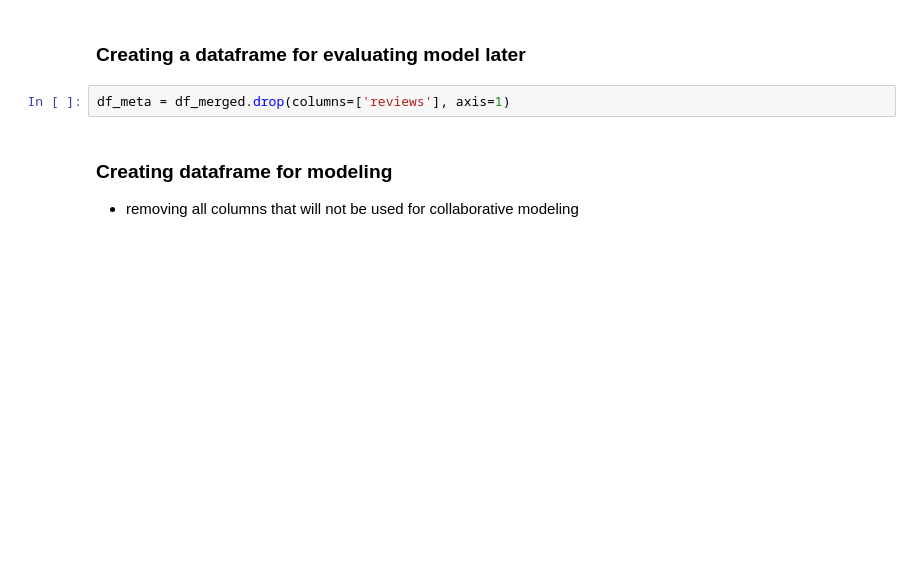
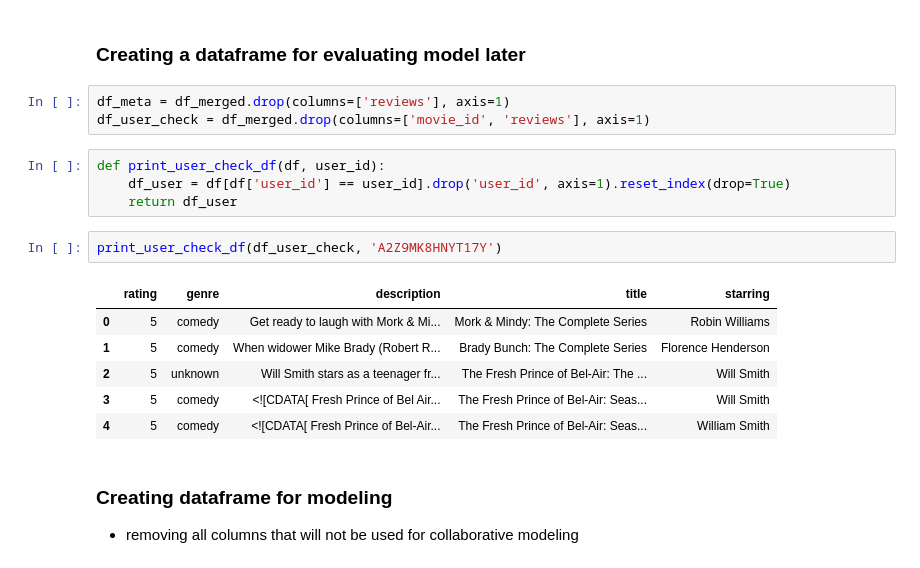
Before and after one commit to ImMaxRoss/film_finder, a Jupyter notebook: collaborative_filtering.ipynb, the cells around one changed output. Drawn from its saved outputs; the diff is of its cells as text; blank space fills up the shorter version.

```diff
--- a/collaborative_filtering.ipynb
+++ b/collaborative_filtering.ipynb
@@ -65,6 +60,20 @@ memory usage: 120.1+ MB
 ### Creating a dataframe for evaluating model later
 # %%
 df_meta = df_merged.drop(columns=['reviews'], axis=1)
+df_user_check = df_merged.drop(columns=['movie_id', 'reviews'], axis=1)
+# %%
+def print_user_check_df(df, user_id):
+    df_user = df[df['user_id'] == user_id].drop('user_id', axis=1).reset_index(drop=True)
+    return df_user
+# %%
+print_user_check_df(df_user_check, 'A2Z9MK8HNYT17Y')
+# %% [output]
+|  | rating | genre | description | title | starring |
+| 0 | 5 | comedy | Get ready to laugh with Mork & Mi... | Mork & Mindy: The Complete Series | Robin Williams |
+| 1 | 5 | comedy | When widower Mike Brady (Robert R... | Brady Bunch: The Complete Series | Florence Henderson |
+| 2 | 5 | unknown | Will Smith stars as a teenager fr... | The Fresh Prince of Bel-Air: The ... | Will Smith |
+| 3 | 5 | comedy | <![CDATA[ Fresh Prince of Bel Air... | The Fresh Prince of Bel-Air: Seas... | Will Smith |
+| 4 | 5 | comedy | <![CDATA[ Fresh Prince of Bel-Air... | The Fresh Prince of Bel-Air: Seas... | William Smith |
 # %% [markdown]
 ### Creating dataframe for modeling
 - removing all columns that will not be used for collaborative modeling
```
Also changed, not shown: parts of 34 cells of this notebook, 11 other files.
